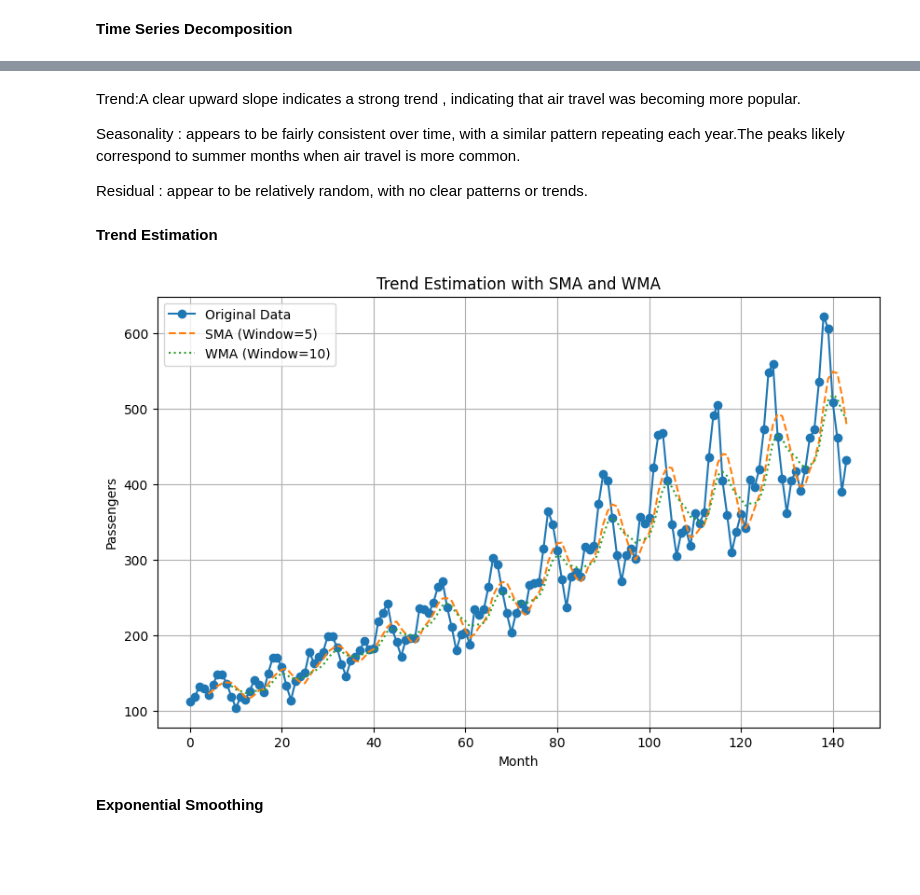
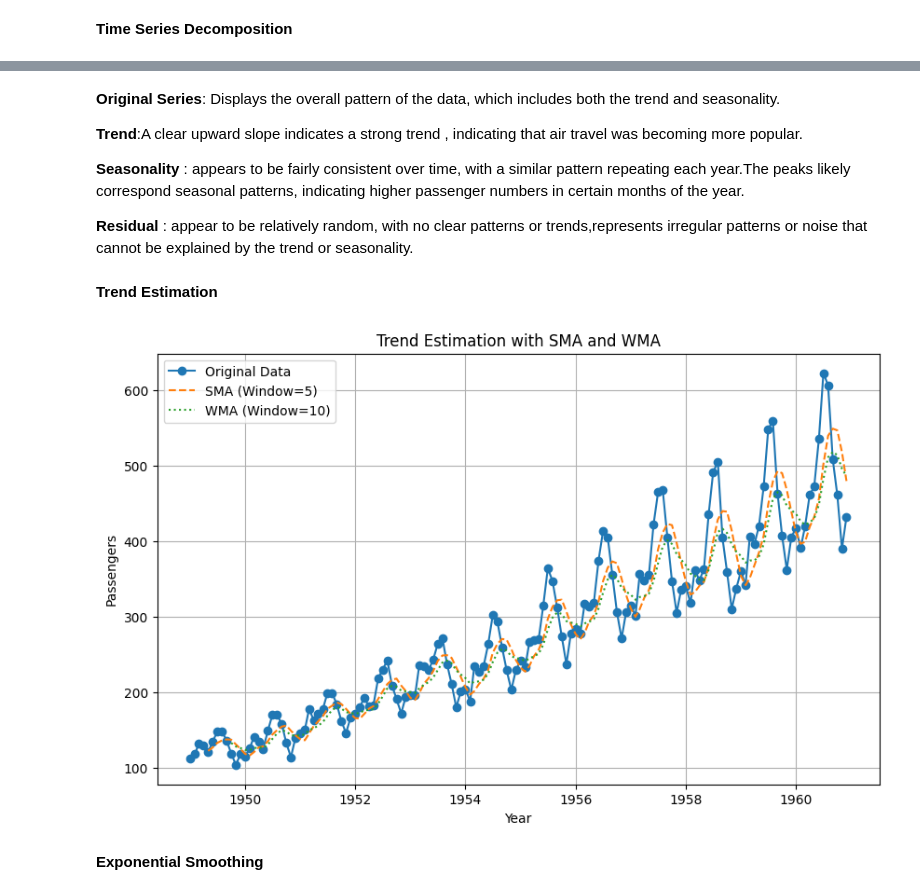
Before and after one commit to Poojashrees3/Statistics-and-machine-learning, a Jupyter notebook: Exercises_Day_13_15.ipynb, the cells around one changed output, grey strips where cells are left out. Drawn from its saved outputs; the diff is of its cells as text; code cells hidden in the pictures; blank space fills up the shorter version.

```diff
--- a/Exercises_Day_13_15.ipynb
+++ b/Exercises_Day_13_15.ipynb
@@ -8,6 +8,8 @@ import matplotlib.pyplot as plt
 
 
 air_data = pd.read_csv('/content/AirPassengers.csv')
+air_data['Month'] = pd.to_datetime(air_data['Month'])
+air_data.set_index('Month', inplace=True)
 
 air_data.head()
 # %% [output]
@@ -72,44 +75,46 @@ plt.show()
 # %% [markdown]
-Trend:A clear upward slope indicates a strong trend , indicating that air travel was becoming more popular.
+**Original Series**: Displays the overall pattern of the data, which includes both the trend and seasonality.
 
-Seasonality : appears to be fairly consistent over time, with a similar pattern repeating each year.The peaks likely correspond to summer months when air travel is more common.
+**Trend**:A clear upward slope indicates a strong trend , indicating that air travel was becoming more popular.
 
-Residual : appear to be relatively random, with no clear patterns or trends.
+**Seasonality** : appears to be fairly consistent over time, with a similar pattern repeating each year.The peaks likely correspond  seasonal patterns, indicating higher passenger numbers in certain months of the year.
+
+**Residual** : appear to be relatively random, with no clear patterns or trends,represents irregular patterns or noise that cannot be explained by the trend or seasonality.
 # %% [markdown]
 **Trend Estimation**
 # %%
 import numpy as np
 
 # Simple Moving Average (SMA) function
 def calculate_sma(data, window):
     return data.rolling(window=window).mean()
 
 # Weighted Moving Average (WMA) function
 def calculate_wma(data, window):
     weights = np.arange(1, window + 1)
     return data.rolling(window=window).apply(lambda x: np.dot(x, weights) / weights.sum(), raw=True)
 
 # Parameters
 window_size_sma = 5 # Adjust the window size as needed
 window_size_wma = 10 # Adjust the window size as needed
 
 # Calculate SMA and WMA
 sma = calculate_sma(air_data['#Passengers'], window_size_sma)
 wma = calculate_wma(air_data['#Passengers'], window_size_wma)
 
 # Plotting the results
 plt.figure(figsize=(10, 6))
-plt.plot(air_data['#Passengers'], label="Original Data", marker="o")
+plt.plot(air_data.index,air_data['#Passengers'], label="Original Data", marker="o")
 plt.plot(sma, label=f"SMA (Window={window_size_sma})", linestyle="--")
 plt.plot(wma, label=f"WMA (Window={window_size_wma})", linestyle=":")
 plt.title("Trend Estimation with SMA and WMA")
-plt.xlabel("Month")
+plt.xlabel("Year")
 plt.ylabel("Passengers")
 plt.legend()
 plt.grid()
 plt.show()
 # %% [output]
-[figure, old version]
+[figure, new version]
 # %% [markdown]
 **Exponential Smoothing**
 # %%
```
Also changed, not shown: parts of 10 cells of this notebook.
